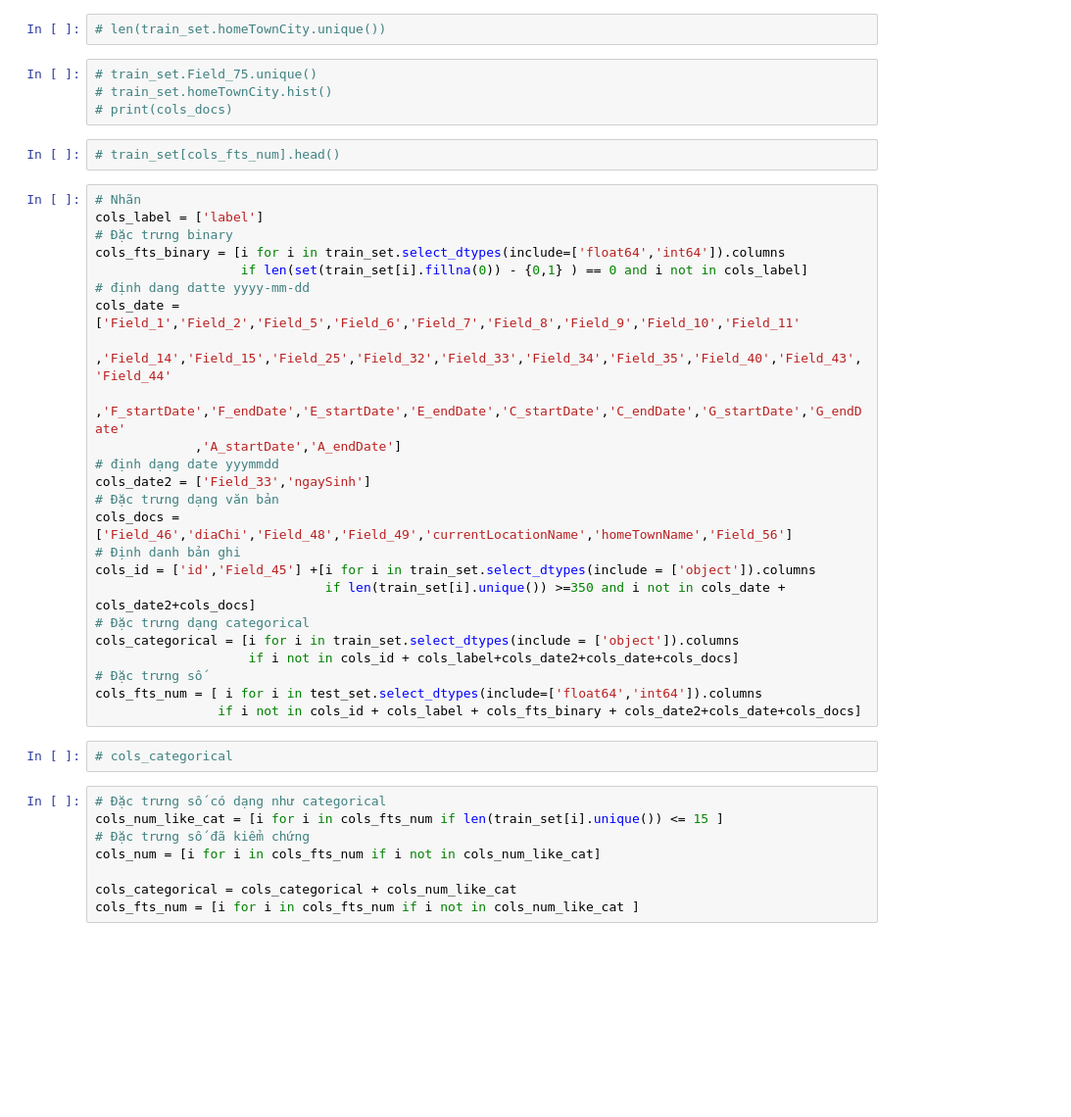
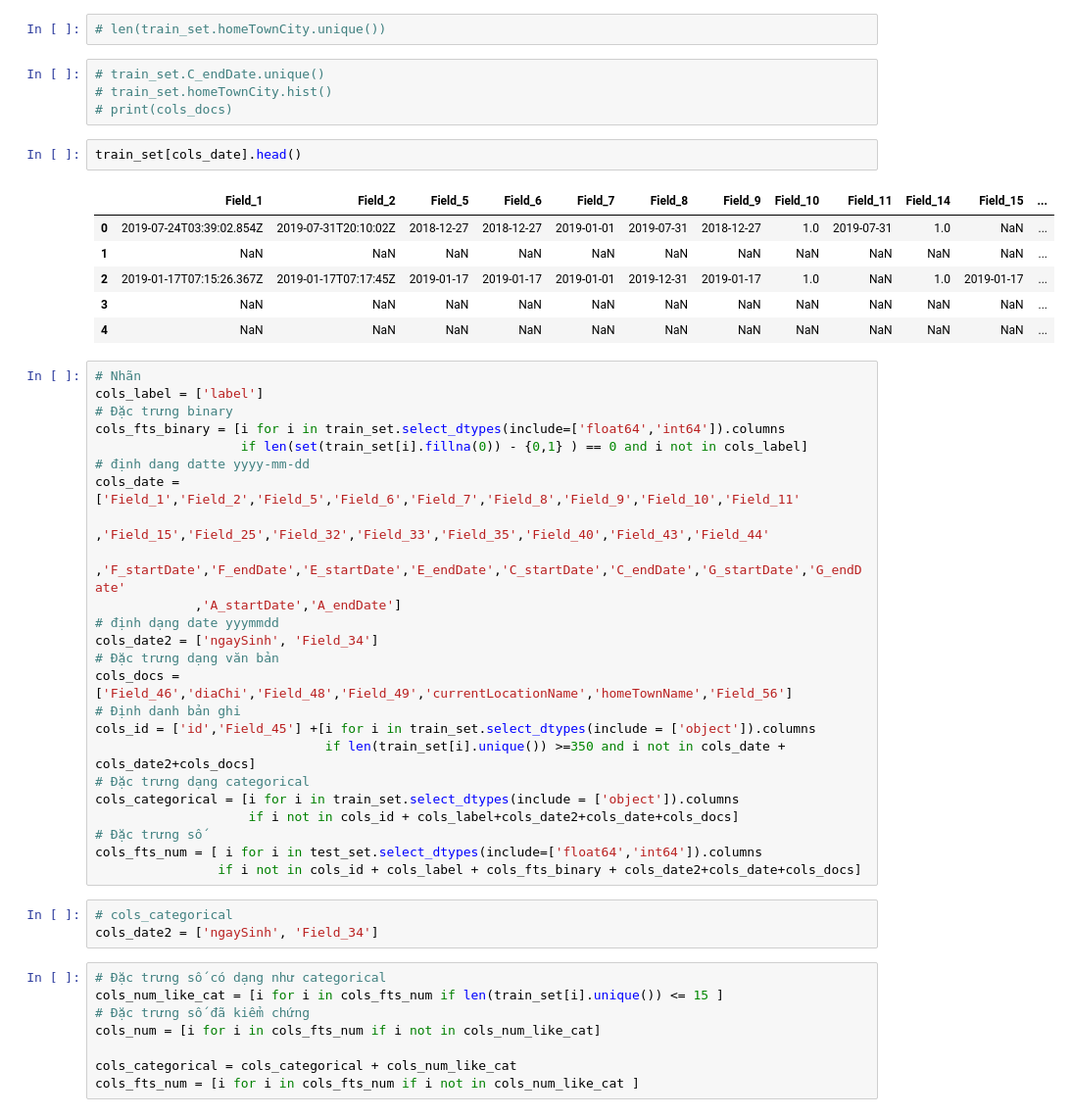
Before and after one commit to quanvu0996/compet, a Jupyter notebook: kalapa_4student_net2_tensorflow.ipynb, the cells around one changed output. Shown: that part at 98% size. Drawn from its saved outputs; the diff is of its cells as text; blank space fills up the shorter version.

```diff
--- a/kalapa_4student_net2_tensorflow.ipynb
+++ b/kalapa_4student_net2_tensorflow.ipynb
@@ -55,11 +55,18 @@ memory usage: 78.9+ MB
 # %%
 # len(train_set.homeTownCity.unique())
 # %%
-# train_set.Field_75.unique()
+# train_set.C_endDate.unique()
 # train_set.homeTownCity.hist()
 # print(cols_docs)
-# %%
-# train_set[cols_fts_num].head()
+# %%
+train_set[cols_date].head()
+# %% [output]
+|  | Field_1 | Field_2 | Field_5 | Field_6 | Field_7 | Field_8 | Field_9 | Field_10 | Field_11 | Field_14 | Field_15 | ... |
+| 0 | 2019-07-24T03:39:02.854Z | 2019-07-31T20:10:02Z | 2018-12-27 | 2018-12-27 | 2019-01-01 | 2019-07-31 | 2018-12-27 | 1.0 | 2019-07-31 | 1.0 | NaN | ... |
+| 1 | NaN | NaN | NaN | NaN | NaN | NaN | NaN | NaN | NaN | NaN | NaN | ... |
+| 2 | 2019-01-17T07:15:26.367Z | 2019-01-17T07:17:45Z | 2019-01-17 | 2019-01-17 | 2019-01-01 | 2019-12-31 | 2019-01-17 | 1.0 | NaN | 1.0 | 2019-01-17 | ... |
+| 3 | NaN | NaN | NaN | NaN | NaN | NaN | NaN | NaN | NaN | NaN | NaN | ... |
+| 4 | NaN | NaN | NaN | NaN | NaN | NaN | NaN | NaN | NaN | NaN | NaN | ... |
 # %%
 # Nhãn
 cols_label = ['label']
@@ -68,11 +75,11 @@ cols_fts_binary = [i for i in train_set.select_dtypes(include=['float64','int64'
                    if len(set(train_set[i].fillna(0)) - {0,1} ) == 0 and i not in cols_label]
 # định dang datte yyyy-mm-dd
 cols_date = ['Field_1','Field_2','Field_5','Field_6','Field_7','Field_8','Field_9','Field_10','Field_11'
-             ,'Field_14','Field_15','Field_25','Field_32','Field_33','Field_34','Field_35','Field_40','Field_43','Field_44'
+             ,'Field_15','Field_25','Field_32','Field_33','Field_35','Field_40','Field_43','Field_44'
              ,'F_startDate','F_endDate','E_startDate','E_endDate','C_startDate','C_endDate','G_startDate','G_endDate'
              ,'A_startDate','A_endDate']
 # định dạng date yyymmdd
-cols_date2 = ['Field_33','ngaySinh']
+cols_date2 = ['ngaySinh', 'Field_34']
 # Đặc trưng dạng văn bản
 cols_docs = ['Field_46','diaChi','Field_48','Field_49','currentLocationName','homeTownName','Field_56']
 # Định danh bản ghi
@@ -86,6 +93,7 @@ cols_fts_num = [ i for i in test_set.select_dtypes(include=['float64','int64']).
                 if i not in cols_id + cols_label + cols_fts_binary + cols_date2+cols_date+cols_docs]
 # %%
 # cols_categorical
+cols_date2 = ['ngaySinh', 'Field_34']
 # %%
 # Đặc trưng số có dạng như categorical
 cols_num_like_cat = [i for i in cols_fts_num if len(train_set[i].unique()) <= 15 ]
```
Also changed, not shown: parts of 12 cells of this notebook.
